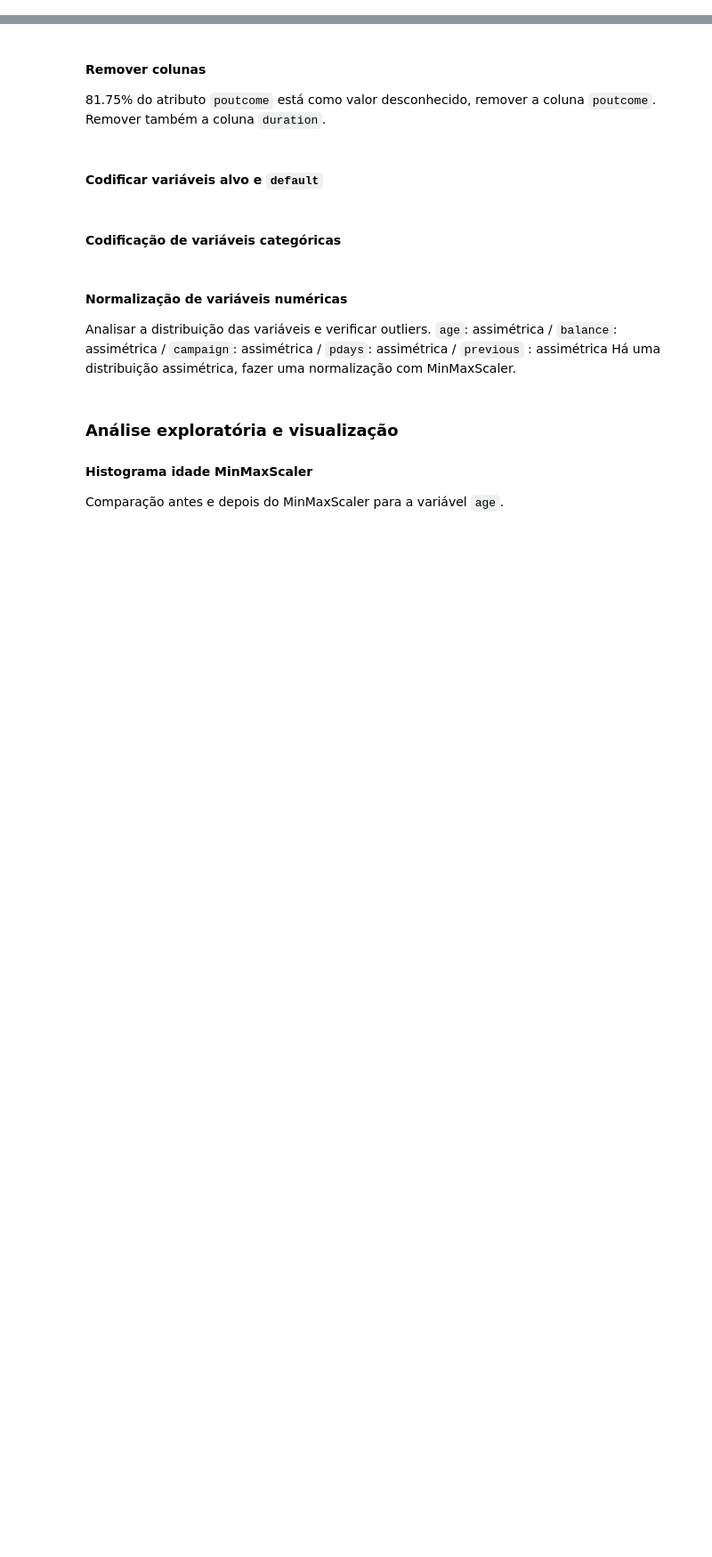
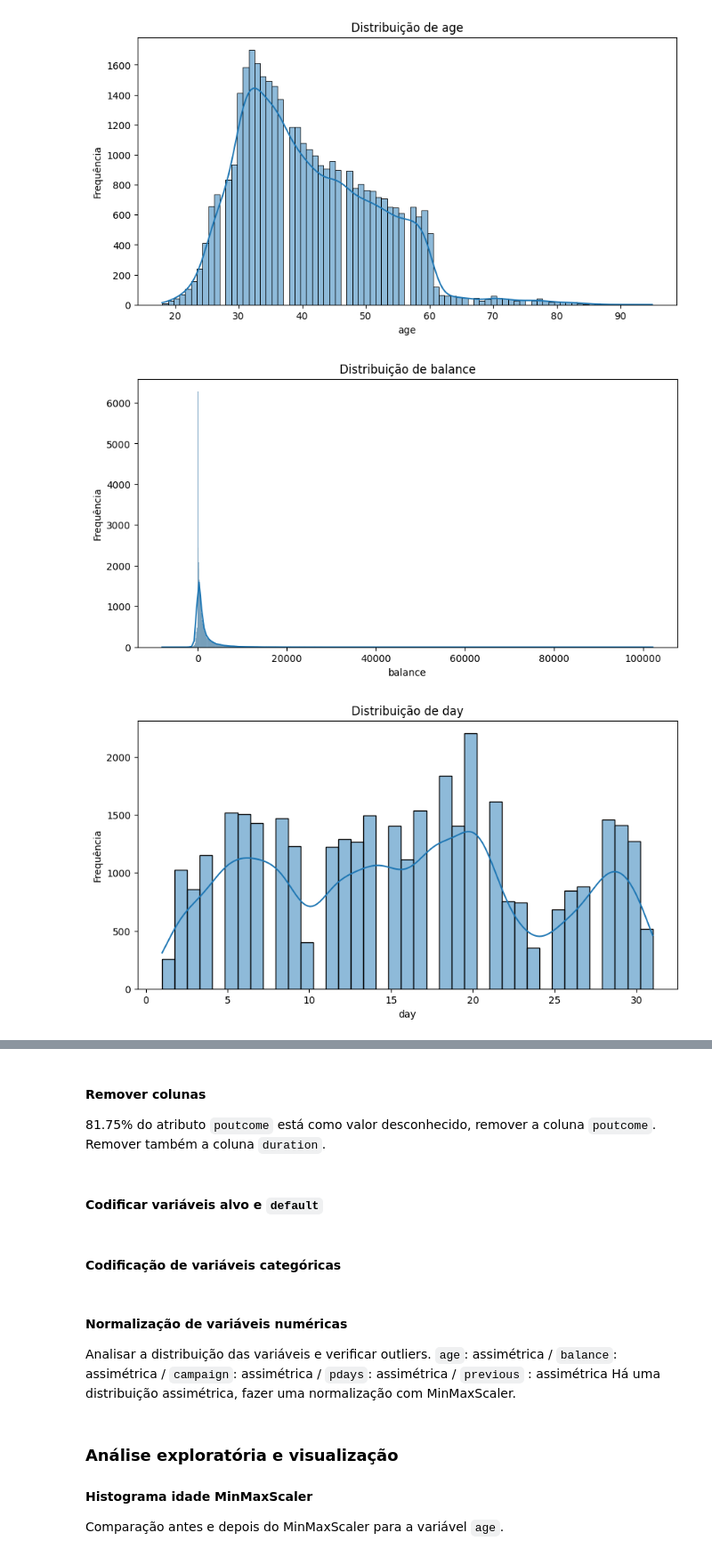
Before and after one commit to felipeoes/bank-marketing, a Jupyter notebook: main.ipynb, the cells around one changed output, grey strips where cells are left out. Shown at 89% size. Drawn from its saved outputs; the diff is of its cells as text; code cells hidden in the pictures; blank space fills up the shorter version.

```diff
--- a/main.ipynb
+++ b/main.ipynb
@@ -17,0 +202,18 @@ df = pd.read_csv(r"bank-full.csv", sep=";")
+# %%
+# Distribuilão das variáveis numéricas
+def plot_numerical_distribution(df: pd.DataFrame, column: str):
+    plt.figure(figsize=(10, 5))
+    sns.histplot(df[column], kde=True)
+    plt.title(f"Distribuição de {column}")
+    plt.xlabel(column)
+    plt.ylabel("Frequência")
+    plt.show()
+
+
+numerical_columns = df_train.select_dtypes(include=[np.number]).columns
+for col in numerical_columns:
+    plot_numerical_distribution(df_train, col)
+# %% [output]
+[figure, added]
+[figure, added]
+[figure, added]
```
Also changed, not shown: parts of 55 cells of this notebook, 5 other files.
